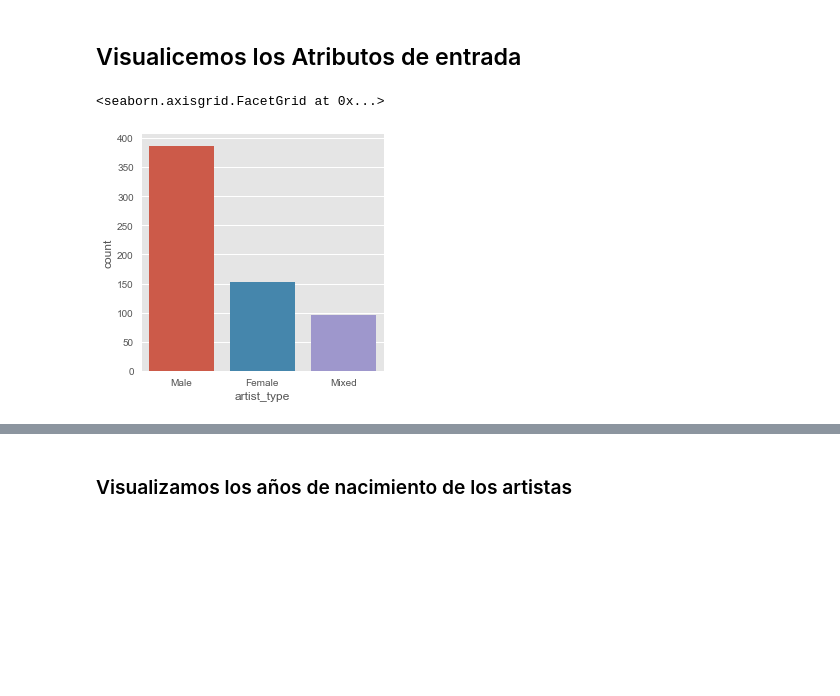
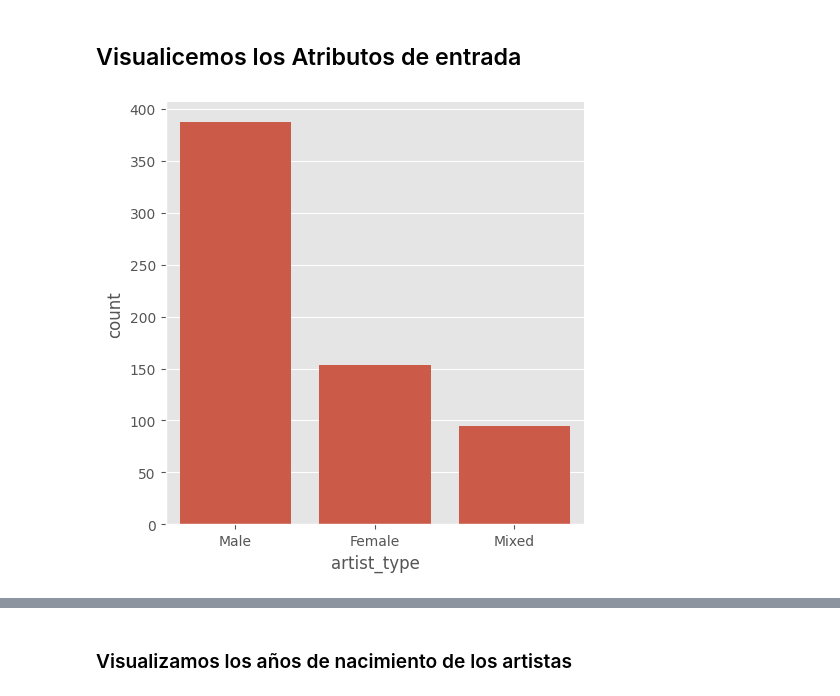
Before and after one commit to jbagnato/machine-learning, a Jupyter notebook: Ejercicio_Arbol_de_Decision.ipynb, the cells around one changed output, grey strips where cells are left out. Cells and saved outputs as stored; diff of their text form; code cells hidden in the pictures; blank space fills up the shorter version.

```diff
--- a/Ejercicio_Arbol_de_Decision.ipynb
+++ b/Ejercicio_Arbol_de_Decision.ipynb
@@ -50,8 +51,9 @@ sb.factorplot('top',data=artists_billboard,kind="count")
 # %% [markdown]
 ## Visualicemos los Atributos de entrada
 # %%
-sb.factorplot('artist_type',data=artists_billboard,kind="count")
+# sb.factorplot('artist_type',data=artists_billboard,kind="count") # deprecado
+sb.catplot(x='artist_type', data=artists_billboard, kind='count')
+plt.show()
 # %% [output]
-<seaborn.axisgrid.FacetGrid at 0x...>
-[figure, old version]
+[figure, new version]
 # %%
```
Also changed, not shown: parts of 31 cells of this notebook.
